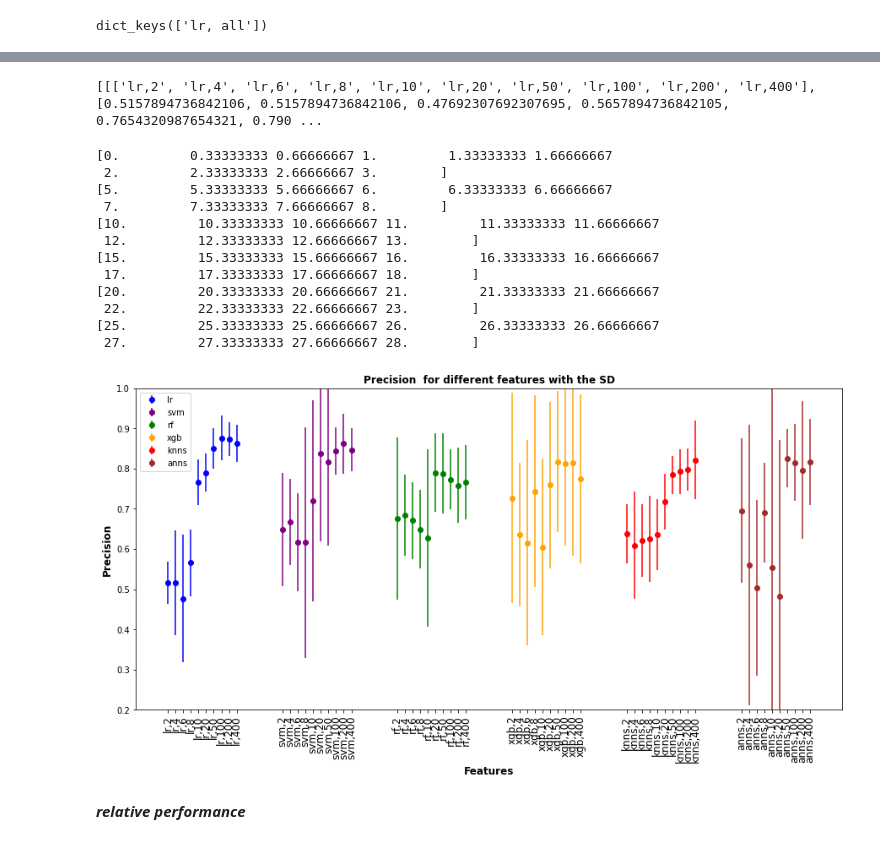
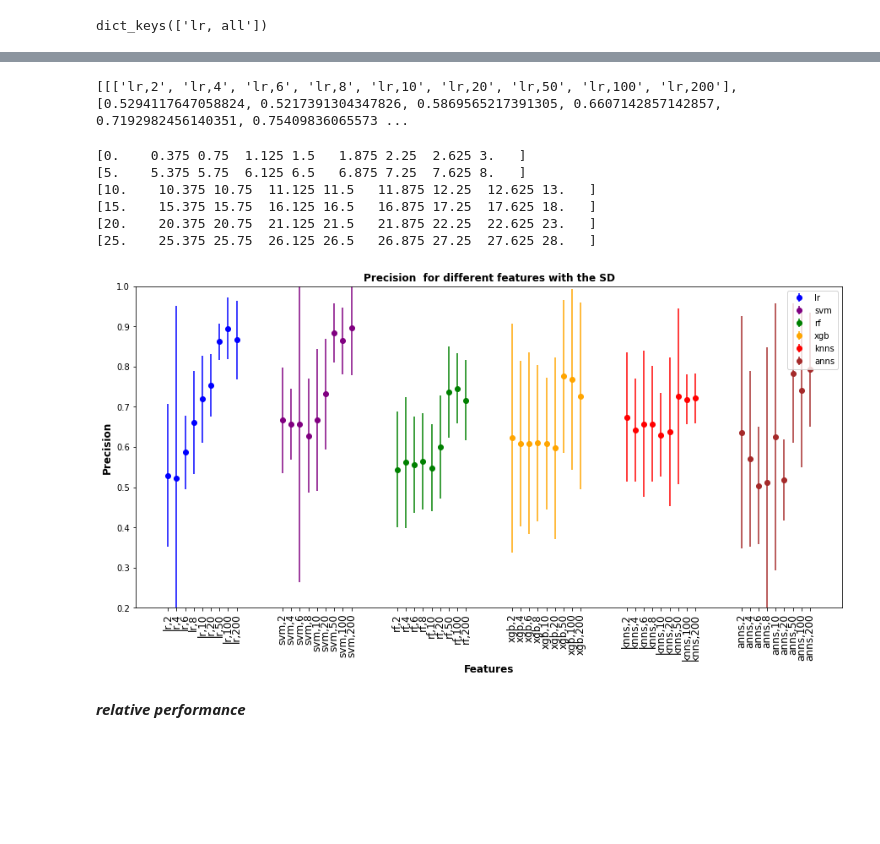
Before and after one commit to eahussein/apple_classification, a Jupyter notebook: gd/tutorial4_gd.ipynb, the cells around one changed output, grey strips where cells are left out. Drawn from its saved outputs; the diff is of its cells as text; code cells hidden in the pictures; blank space fills up the shorter version.

```diff
--- a/gd/tutorial4_gd.ipynb
+++ b/gd/tutorial4_gd.ipynb
@@ -31,7 +31,9 @@ import matplotlib.pyplot as plt
 # %%
 from sklearn.model_selection import train_test_split
 
-Xtrain, Xtest, Ytrain, Ytest = train_test_split( df_input_GD, y_GD, test_size = 0.3, random_state=3, stratify=y_GD) # train and valid sets
+Xtrain_finall, Xtest_finall, Ytrain_finall, Ytest_finall = train_test_split( df_input_GD, y_GD, test_size = 0.3, random_state=3, stratify=y_GD) # train and valid sets
+
+Xtrain, Xtest, Ytrain, Ytest = train_test_split( Xtrain_finall, Ytrain_finall, test_size = 0.3, random_state=3, stratify=Ytrain_finall) # train and valid sets
 # %%
 print(Xtrain.shape)
 print(Xtest.shape)
@@ -51,6 +53,6 @@ print(sorted_idx[-10:])
 # %% [output]
 [ 15 205 144 153  71 180 157  60  43  86]
 # %%
-cols_ordered = df_input_GD.columns[sorted_idx][-400:]
+cols_ordered = df_input_GD.columns[sorted_idx][-200:]
 cols_ordered
 # %% [output]
@@ -65,7 +67,7 @@ Index([1018.719,  883.052, 1229.322,   989.18,  919.703, 2450.511, 1663.015,
 # %% [markdown]
 <b><i> prepare diffrint feature set sizes </i></b>
 # %%
-number_features = [2, 4, 6, 8, 10, 20, 50, 100, 200, 400] # define the number features.
+number_features = [2, 4, 6, 8, 10, 20, 50, 100, 200] # define the number features.
 # %% [markdown]
 ---
 # %% [markdown]
@@ -251,47 +254,41 @@ for m, d in zip (models, ml_dicts.keys()):
 # %%
 print(arr_all)
 # %% [output]
-[[['lr,2', 'lr,4', 'lr,6', 'lr,8', 'lr,10', 'lr,20', 'lr,50', 'lr,100', 'lr,200', 'lr,400'], [0.5157894736842106, 0.5157894736842106, 0.47692307692307695, 0.5657894736842105, 0.7654320987654321, 0.790 ...
+[[['lr,2', 'lr,4', 'lr,6', 'lr,8', 'lr,10', 'lr,20', 'lr,50', 'lr,100', 'lr,200'], [0.5294117647058824, 0.5217391304347826, 0.5869565217391305, 0.6607142857142857, 0.7192982456140351, 0.75409836065573 ...
 # %%
 colors = ['blue', 'purple', 'green', 'orange', 'red', 'brown']
 plt.figure(figsize=(15, 7))
 plt.title( "Precision  for different features with the SD", fontweight ='bold', fontsize =12)
 plt.xlabel("Features", fontweight ='bold', fontsize =12)
 plt.ylabel("Precision", fontweight ='bold', fontsize =12)
 
 count = 0
 n = len(colors)-1
 
 space = []
 tickFeat = []
 
 for result, model, color in zip(arr_all, models, colors):
-    a = np.linspace(n*count, n*(1+count)-2,10)
+    a = np.linspace(n*count, n*(1+count)-2,9)
     print(a)
     space.extend(a)
     tickFeat.extend(result[0])
     plt.errorbar( a, result[1], result[2], fmt='o', label =model[1], color = color)
     count += 1
 
 plt.xticks(space, tickFeat, rotation = 'vertical',  fontsize =12)
 plt.ylim(.2, 1)
 plt.legend()
 
 plt.show()
 # %% [output]
-[0.         0.33333333 0.66666667 1.         1.33333333 1.66666667
- 2.         2.33333333 2.66666667 3.        ]
-[5.         5.33333333 5.66666667 6.         6.33333333 6.66666667
- 7.         7.33333333 7.66666667 8.        ]
-[10.         10.33333333 10.66666667 11.         11.33333333 11.66666667
- 12.         12.33333333 12.66666667 13.        ]
-[15.         15.33333333 15.66666667 16.         16.33333333 16.66666667
- 17.         17.33333333 17.66666667 18.        ]
-[20.         20.33333333 20.66666667 21.         21.33333333 21.66666667
- 22.         22.33333333 22.66666667 23.        ]
-[25.         25.33333333 25.66666667 26.         26.33333333 26.66666667
- 27.         27.33333333 27.66666667 28.        ]
+[0.    0.375 0.75  1.125 1.5   1.875 2.25  2.625 3.   ]
+[5.    5.375 5.75  6.125 6.5   6.875 7.25  7.625 8.   ]
+[10.    10.375 10.75  11.125 11.5   11.875 12.25  12.625 13.   ]
+[15.    15.375 15.75  16.125 16.5   16.875 17.25  17.625 18.   ]
+[20.    20.375 20.75  21.125 21.5   21.875 22.25  22.625 23.   ]
+[25.    25.375 25.75  26.125 26.5   26.875 27.25  27.625 28.   ]
-[figure, old version]
+[figure, new version]
 # %% [markdown]
 <b><i> relative performance </i></b>
 # %%
```
Also changed, not shown: parts of 6 cells of this notebook, 19 other files.
